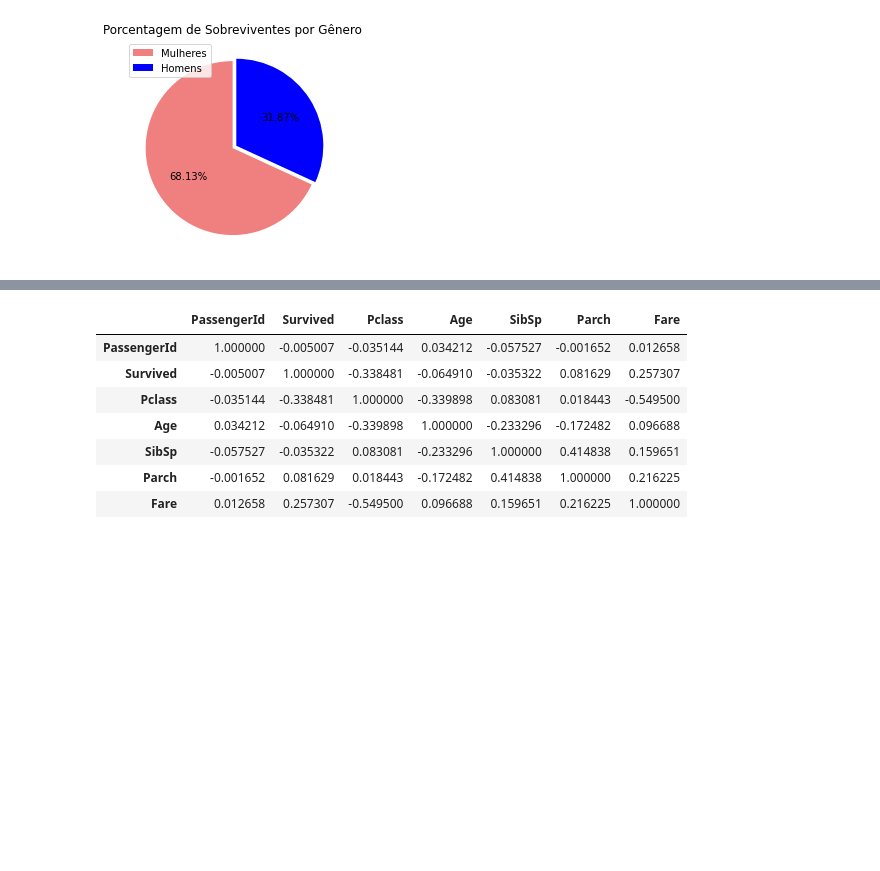
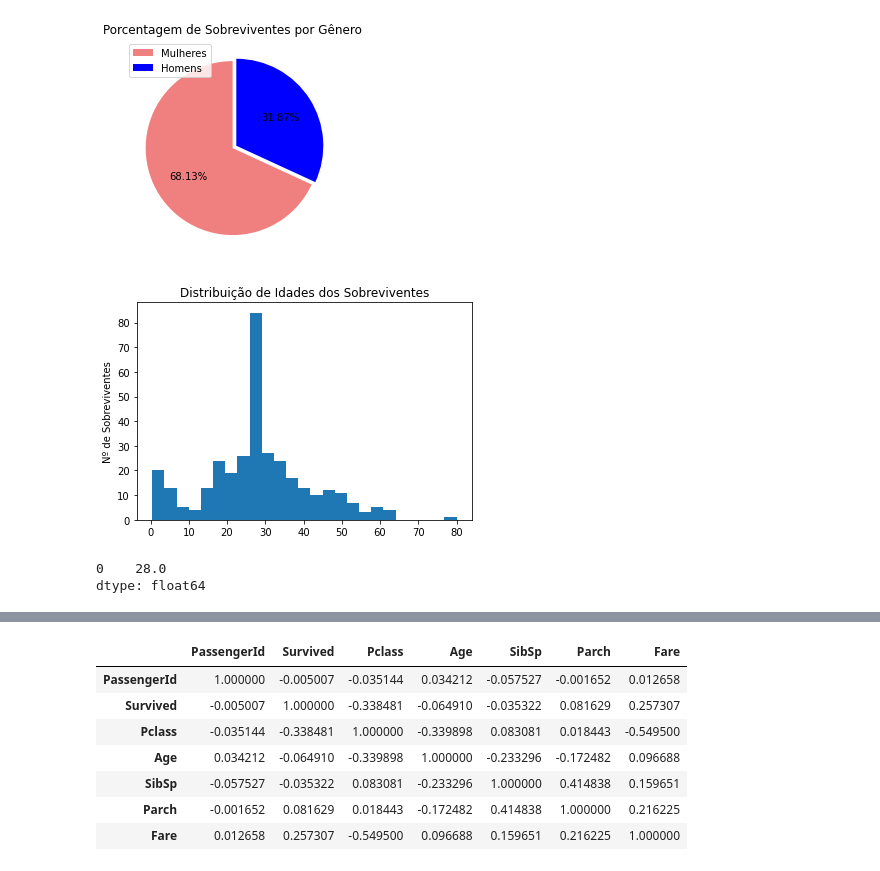
Before and after one commit to douglasfdantas/Python, a Jupyter notebook: Titanic/TitanicSurvivors.ipynb, the cells around one changed output, grey strips where cells are left out. Drawn from its saved outputs; the diff is of its cells as text; code cells hidden in the pictures; blank space fills up the shorter version.

Commit message:
distribuição idade e ticket class

```diff
--- a/Titanic/TitanicSurvivors.ipynb
+++ b/Titanic/TitanicSurvivors.ipynb
@@ -260,3 +261,17 @@ plt.show()
 # A maioria (68,13%) dos sobreviventes são mulheres.
 # %% [output]
 [figure]
+# %%
+# Distribuição de idades dos sobreviventes
+plt.hist(df[df['Survived']==1].Age, bins = 25)
+plt.title('Distribuição de Idades dos Sobreviventes')
+plt.ylabel('Nº de Sobreviventes')
+plt.show()
+# %% [output]
+[figure, added]
+# %%
+# Idade de sobrevivente que mais se repete: 28 anos
+df[df['Survived'] == 1].Age.mode()
+# %% [output]
+0    28.0
+dtype: float64
```
Also changed, not shown: parts of 2 cells of this notebook.
